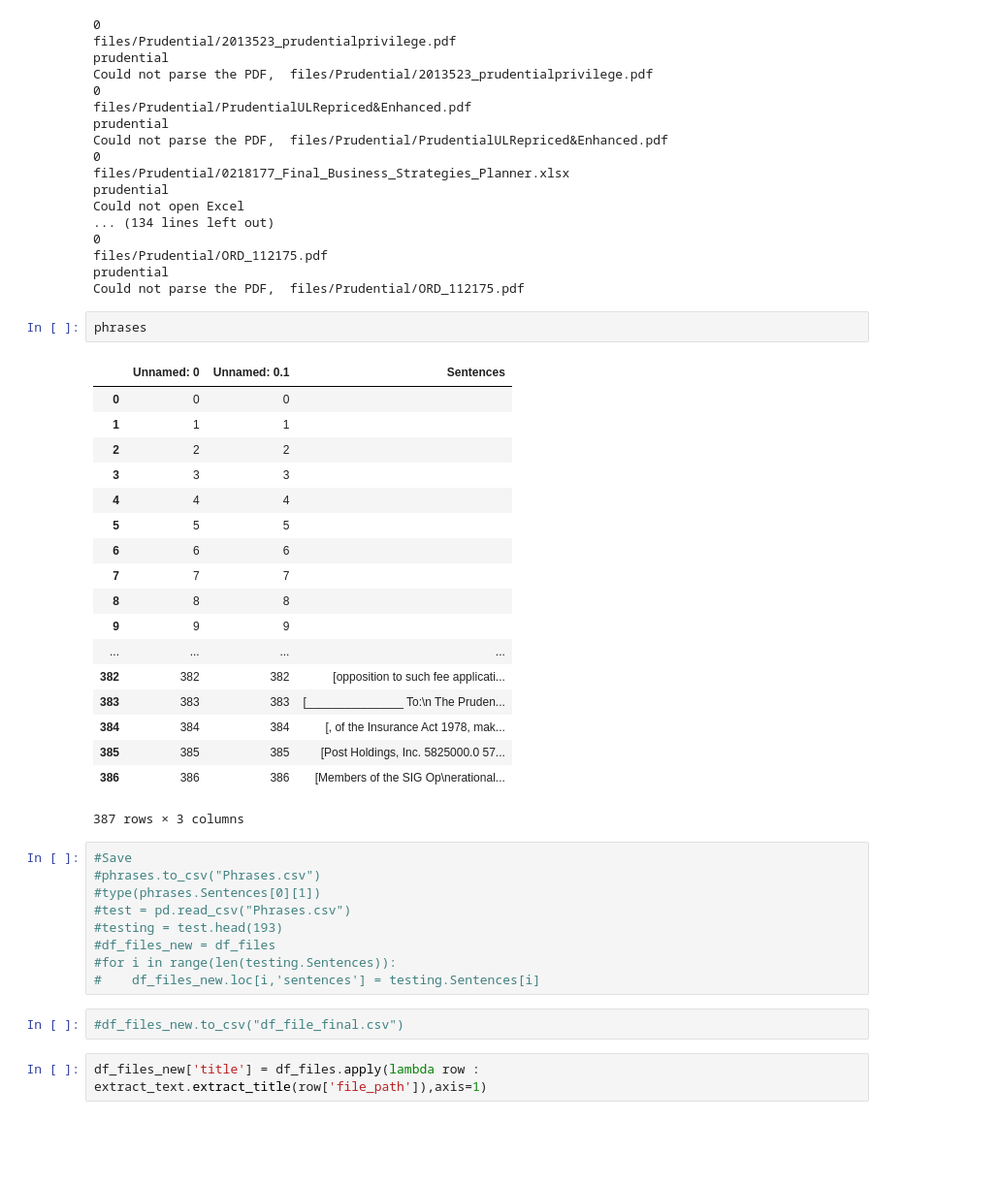
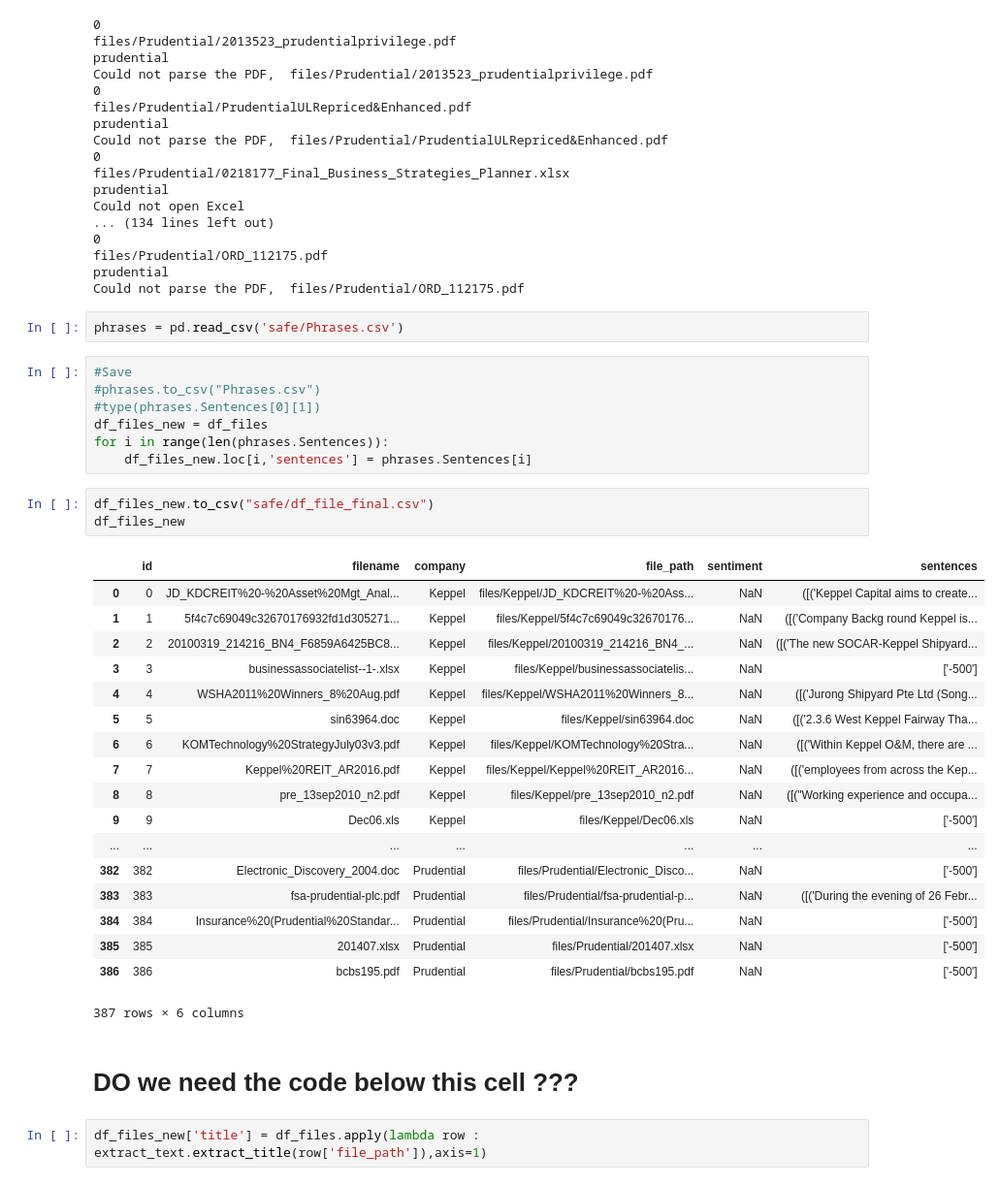
Before and after one commit to cgallay/KaggleDathena, a Jupyter notebook: DataFrameCreation.ipynb, the cells around one changed output. Shown: that part at 97% size. Cells and saved outputs as stored; diff of their text form; blank space fills up the shorter version.

```diff
--- a/DataFrameCreation.ipynb
+++ b/DataFrameCreation.ipynb
@@ -128,38 +128,39 @@ Could not open Excel
 files/Prudential/ORD_112175.pdf
 prudential
 Could not parse the PDF,  files/Prudential/ORD_112175.pdf
-# %%
-phrases
-# %% [output]
-|  | Unnamed: 0 | Unnamed: 0.1 | Sentences |
-| 0 | 0 | 0 |  |
-| 1 | 1 | 1 |  |
-| 2 | 2 | 2 |  |
-| 3 | 3 | 3 |  |
-| 4 | 4 | 4 |  |
-| 5 | 5 | 5 |  |
-| 6 | 6 | 6 |  |
-| 7 | 7 | 7 |  |
-| 8 | 8 | 8 |  |
-| 9 | 9 | 9 |  |
-| ... | ... | ... | ... |
-| 382 | 382 | 382 | [opposition to such fee applicati... |
-| 383 | 383 | 383 | [_______________ To:\n The Pruden... |
-| 384 | 384 | 384 | [, of the Insurance Act 1978, mak... |
-| 385 | 385 | 385 | [Post Holdings, Inc. 5825000.0 57... |
-| 386 | 386 | 386 | [Members of the SIG Op\nerational... |
-387 rows × 3 columns
+# %%
+phrases = pd.read_csv('safe/Phrases.csv')
 # %%
 #Save
 #phrases.to_csv("Phrases.csv")
 #type(phrases.Sentences[0][1])
-#test = pd.read_csv("Phrases.csv")
-#testing = test.head(193)
-#df_files_new = df_files
-#for i in range(len(testing.Sentences)):
-#    df_files_new.loc[i,'sentences'] = testing.Sentences[i]
+df_files_new = df_files
+for i in range(len(phrases.Sentences)):
+    df_files_new.loc[i,'sentences'] = phrases.Sentences[i]
 # %%
-#df_files_new.to_csv("df_file_final.csv")
+df_files_new.to_csv("safe/df_file_final.csv")
+df_files_new
+# %% [output]
+|  | id | filename | company | file_path | sentiment | sentences |
+| 0 | 0 | JD_KDCREIT%20-%20Asset%20Mgt_Anal... | Keppel | files/Keppel/JD_KDCREIT%20-%20Ass... | NaN | ([('Keppel Capital aims to create... |
+| 1 | 1 | 5f4c7c69049c32670176932fd1d305271... | Keppel | files/Keppel/5f4c7c69049c32670176... | NaN | ([('Company Backg round Keppel is... |
+| 2 | 2 | 20100319_214216_BN4_F6859A6425BC8... | Keppel | files/Keppel/20100319_214216_BN4_... | NaN | ([('The new SOCAR-Keppel Shipyard... |
+| 3 | 3 | businessassociatelist--1-.xlsx | Keppel | files/Keppel/businessassociatelis... | NaN | ['-500'] |
+| 4 | 4 | WSHA2011%20Winners_8%20Aug.pdf | Keppel | files/Keppel/WSHA2011%20Winners_8... | NaN | ([('Jurong Shipyard Pte Ltd (Song... |
+| 5 | 5 | sin63964.doc | Keppel | files/Keppel/sin63964.doc | NaN | ([('2.3.6 West Keppel Fairway Tha... |
+| 6 | 6 | KOMTechnology%20StrategyJuly03v3.pdf | Keppel | files/Keppel/KOMTechnology%20Stra... | NaN | ([('Within Keppel O&M, there are ... |
+| 7 | 7 | Keppel%20REIT_AR2016.pdf | Keppel | files/Keppel/Keppel%20REIT_AR2016... | NaN | ([('employees from across the Kep... |
+| 8 | 8 | pre_13sep2010_n2.pdf | Keppel | files/Keppel/pre_13sep2010_n2.pdf | NaN | ([("Working experience and occupa... |
+| 9 | 9 | Dec06.xls | Keppel | files/Keppel/Dec06.xls | NaN | ['-500'] |
+| ... | ... | ... | ... | ... | ... | ... |
+| 382 | 382 | Electronic_Discovery_2004.doc | Prudential | files/Prudential/Electronic_Disco... | NaN | ['-500'] |
+| 383 | 383 | fsa-prudential-plc.pdf | Prudential | files/Prudential/fsa-prudential-p... | NaN | ([('During the evening of 26 Febr... |
+| 384 | 384 | Insurance%20(Prudential%20Standar... | Prudential | files/Prudential/Insurance%20(Pru... | NaN | ['-500'] |
+| 385 | 385 | 201407.xlsx | Prudential | files/Prudential/201407.xlsx | NaN | ['-500'] |
+| 386 | 386 | bcbs195.pdf | Prudential | files/Prudential/bcbs195.pdf | NaN | ['-500'] |
+387 rows × 6 columns
+# %% [markdown]
+# DO we need the code below this cell ???
 # %%
 df_files_new['title'] = df_files.apply(lambda row : extract_text.extract_title(row['file_path']),axis=1)
 # %% [output]
```
